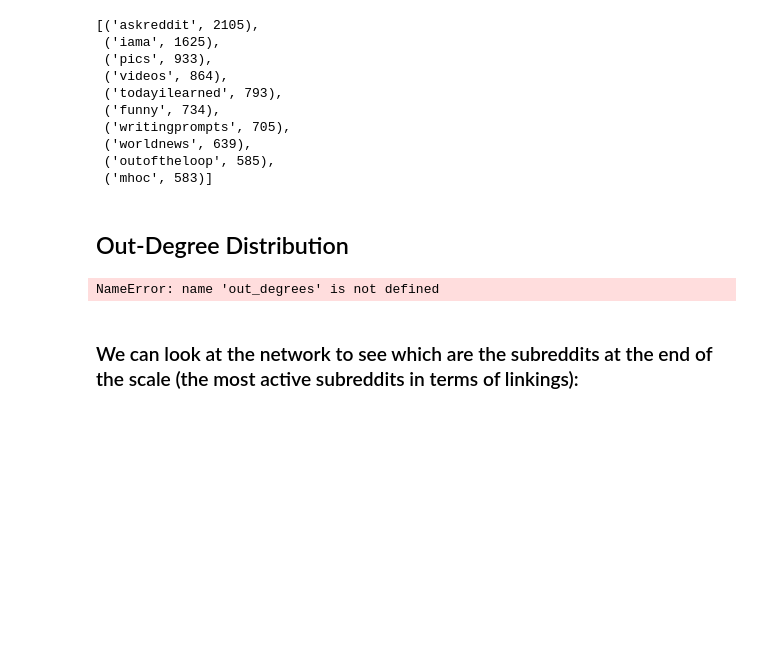
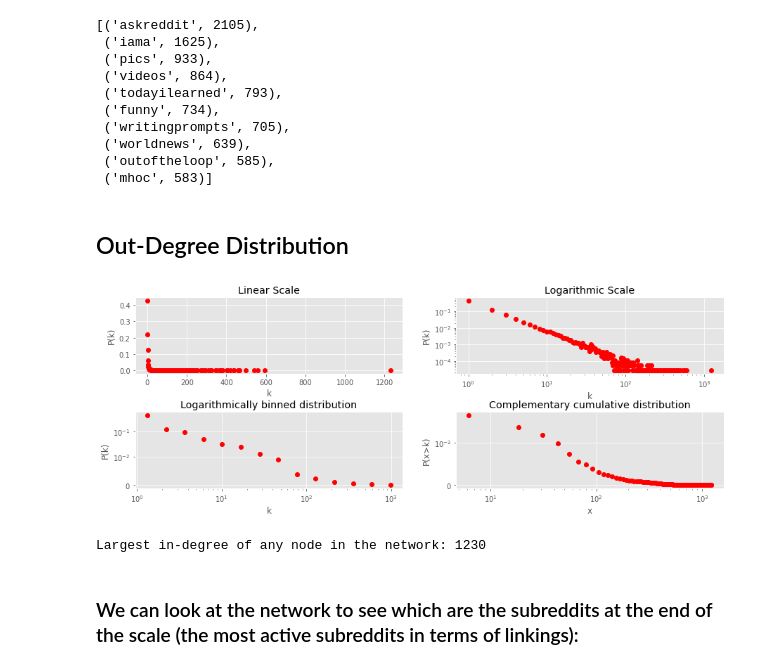
Before and after one commit to Ispanicus/Reddit_network_analysis, a Jupyter notebook: Group K Notebook.ipynb, the cells around one changed output. Saved outputs shown, nothing was run; the diff lists cells and outputs as text; code cells hidden in the pictures; blank space fills up the shorter version.

```diff
--- a/Group K Notebook.ipynb
+++ b/Group K Notebook.ipynb
@@ -474,14 +474,16 @@ b
 # %% [markdown]
 ## Out-Degree Distribution
 # %%
+out_degrees = np.array(list(dict(G.out_degree).values()))
 out_degree_count = Counter(dict(G.out_degree).values())
 
 plot_counter(out_degree_count,out_degrees,xlabel =  'k_in',ylabel ='P(k_in)')
 
 print("Largest in-degree of any node in the network: {}"
       .format(max(out_degree_count.keys())))
 # %% [output]
+[figure, added]
-NameError: name 'out_degrees' is not defined
+Largest in-degree of any node in the network: 1230
 # %% [markdown]
 ### We can look at the network to see which are the subreddits at the end of the scale (the most active subreddits in terms of linkings):
 # %%
```
Also changed, not shown: parts of 28 cells of this notebook, 12 other files.
